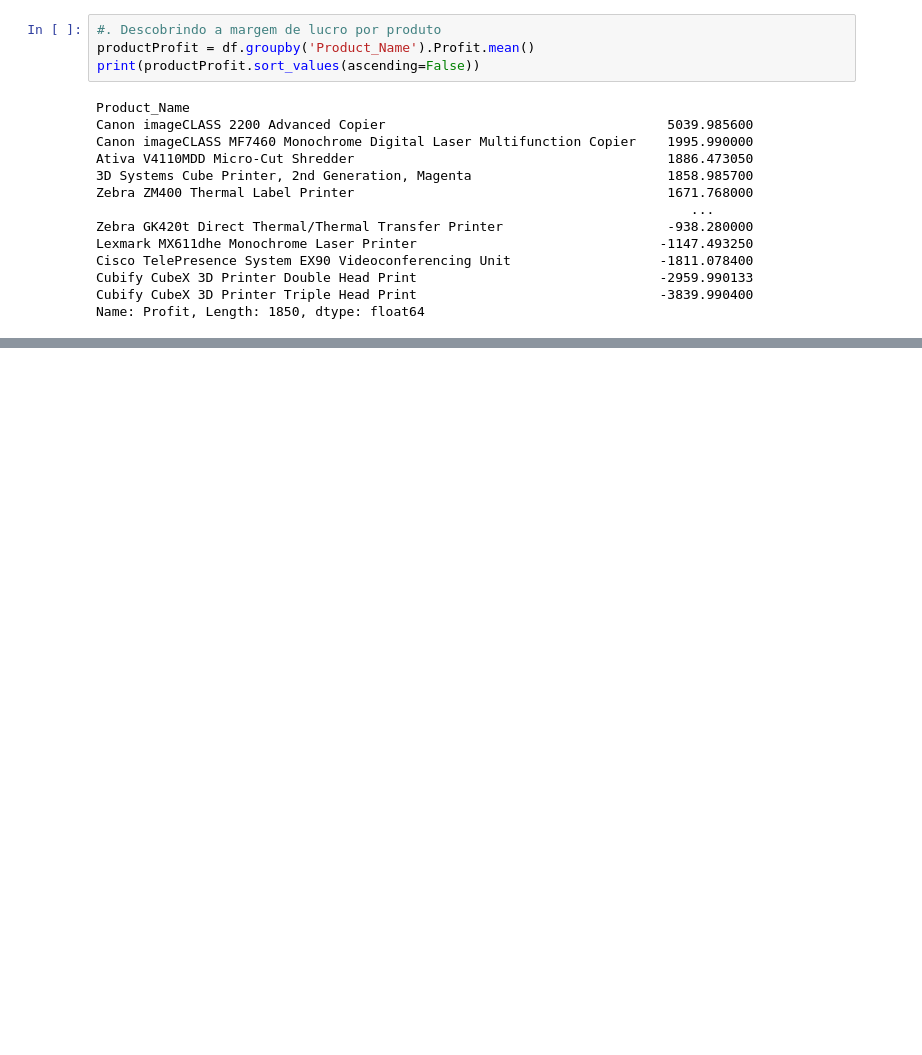
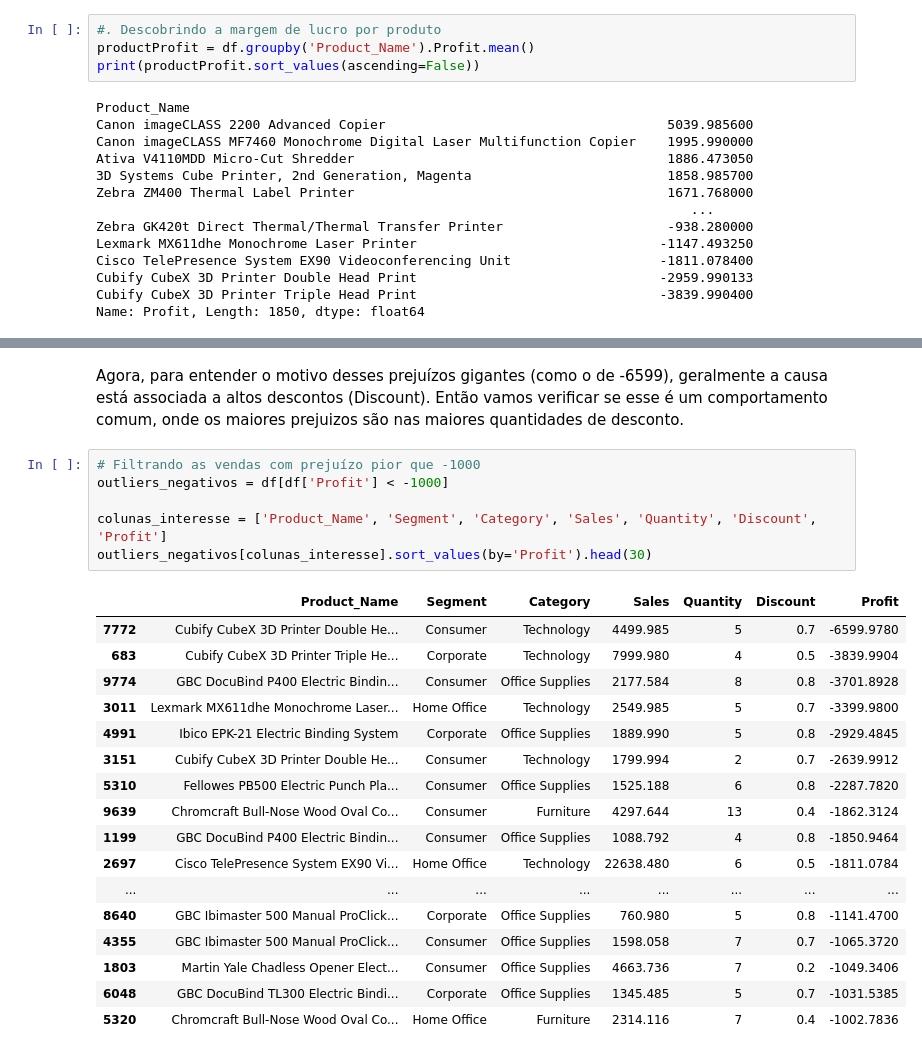
Before and after one commit to Ronaldo-Junior1/analise-dados-supermercado, a Jupyter notebook: Analise_base_supermercado.ipynb, the cells around one changed output, grey strips where cells are left out. Drawn from its saved outputs; the diff is of its cells as text; blank space fills up the shorter version.

```diff
--- a/Analise_base_supermercado.ipynb
+++ b/Analise_base_supermercado.ipynb
@@ -204,0 +269,26 @@ Name: Profit, dtype: float64
+# %% [markdown]
+Agora, para entender o motivo desses prejuízos gigantes (como o de -6599), geralmente a causa está associada a altos descontos (Discount). Então vamos verificar se esse é um comportamento comum, onde os maiores prejuizos são nas maiores quantidades de desconto.
+# %%
+# Filtrando as vendas com prejuízo pior que -1000
+outliers_negativos = df[df['Profit'] < -1000]
+
+colunas_interesse = ['Product_Name', 'Segment', 'Category', 'Sales', 'Quantity', 'Discount', 'Profit']
+outliers_negativos[colunas_interesse].sort_values(by='Profit').head(30)
+# %% [output]
+|  | Product_Name | Segment | Category | Sales | Quantity | Discount | Profit |
+| 7772 | Cubify CubeX 3D Printer Double He... | Consumer | Technology | 4499.985 | 5 | 0.7 | -6599.9780 |
+| 683 | Cubify CubeX 3D Printer Triple He... | Corporate | Technology | 7999.980 | 4 | 0.5 | -3839.9904 |
+| 9774 | GBC DocuBind P400 Electric Bindin... | Consumer | Office Supplies | 2177.584 | 8 | 0.8 | -3701.8928 |
+| 3011 | Lexmark MX611dhe Monochrome Laser... | Home Office | Technology | 2549.985 | 5 | 0.7 | -3399.9800 |
+| 4991 | Ibico EPK-21 Electric Binding System | Corporate | Office Supplies | 1889.990 | 5 | 0.8 | -2929.4845 |
+| 3151 | Cubify CubeX 3D Printer Double He... | Consumer | Technology | 1799.994 | 2 | 0.7 | -2639.9912 |
+| 5310 | Fellowes PB500 Electric Punch Pla... | Consumer | Office Supplies | 1525.188 | 6 | 0.8 | -2287.7820 |
+| 9639 | Chromcraft Bull-Nose Wood Oval Co... | Consumer | Furniture | 4297.644 | 13 | 0.4 | -1862.3124 |
+| 1199 | GBC DocuBind P400 Electric Bindin... | Consumer | Office Supplies | 1088.792 | 4 | 0.8 | -1850.9464 |
+| 2697 | Cisco TelePresence System EX90 Vi... | Home Office | Technology | 22638.480 | 6 | 0.5 | -1811.0784 |
+| ... | ... | ... | ... | ... | ... | ... | ... |
+| 8640 | GBC Ibimaster 500 Manual ProClick... | Corporate | Office Supplies | 760.980 | 5 | 0.8 | -1141.4700 |
+| 4355 | GBC Ibimaster 500 Manual ProClick... | Consumer | Office Supplies | 1598.058 | 7 | 0.7 | -1065.3720 |
+| 1803 | Martin Yale Chadless Opener Elect... | Consumer | Office Supplies | 4663.736 | 7 | 0.2 | -1049.3406 |
+| 6048 | GBC DocuBind TL300 Electric Bindi... | Corporate | Office Supplies | 1345.485 | 5 | 0.7 | -1031.5385 |
+| 5320 | Chromcraft Bull-Nose Wood Oval Co... | Home Office | Furniture | 2314.116 | 7 | 0.4 | -1002.7836 |
```
Also changed, not shown: parts of 14 cells of this notebook.
